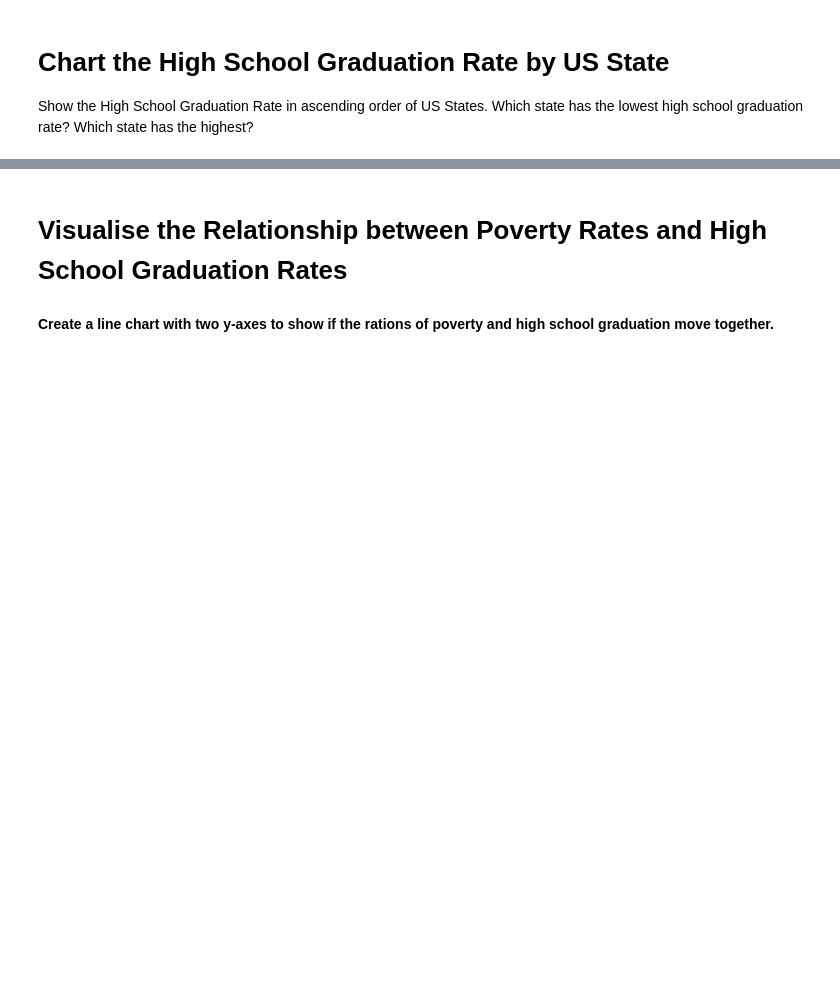
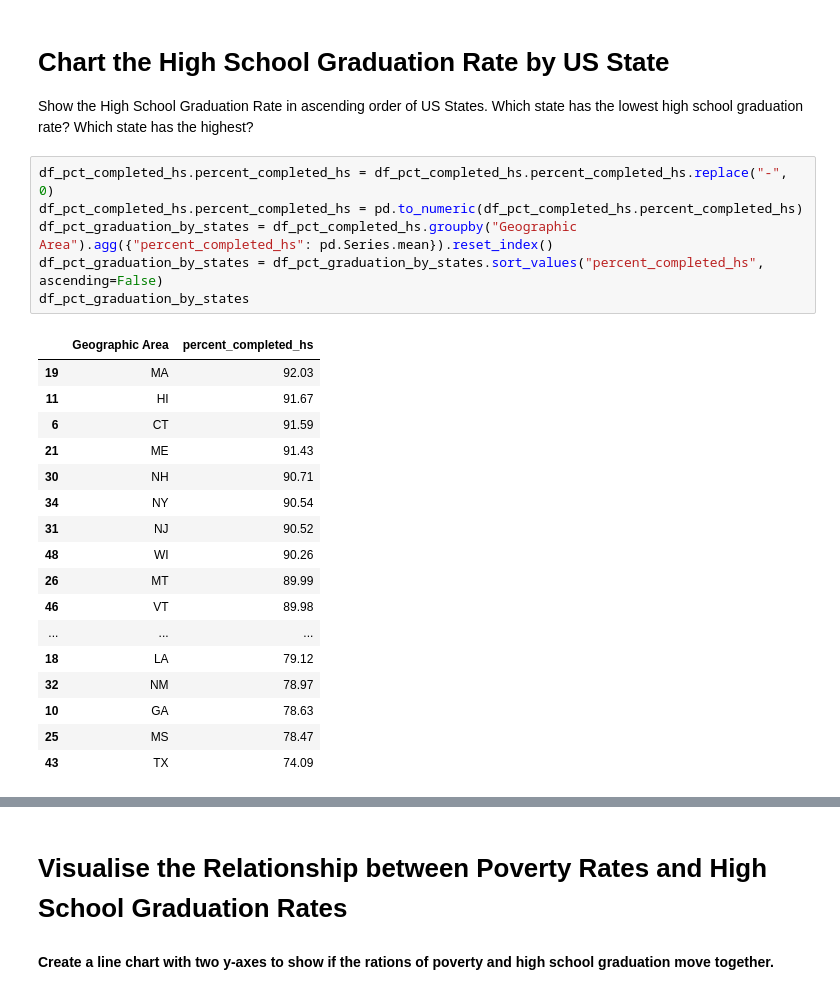
Before and after one commit to chgwyellow/Death-involving-Police-in-the-USA, a Jupyter notebook: Fatal_Force.ipynb, the cells around one changed output, grey strips where cells are left out. Saved outputs shown, nothing was run; the diff lists cells and outputs as text; blank space fills up the shorter version.

Commit message:
Completed the graduation rate bar chart.

```diff
--- a/Fatal_Force.ipynb
+++ b/Fatal_Force.ipynb
@@ -144,3 +144,27 @@ fig.show()
 # Chart the High School Graduation Rate by US State
 
 Show the High School Graduation Rate in ascending order of US States. Which state has the lowest high school graduation rate? Which state has the highest?
+# %%
+df_pct_completed_hs.percent_completed_hs = df_pct_completed_hs.percent_completed_hs.replace("-", 0)
+df_pct_completed_hs.percent_completed_hs = pd.to_numeric(df_pct_completed_hs.percent_completed_hs)
+df_pct_graduation_by_states = df_pct_completed_hs.groupby("Geographic Area").agg({"percent_completed_hs": pd.Series.mean}).reset_index()
+df_pct_graduation_by_states = df_pct_graduation_by_states.sort_values("percent_completed_hs", ascending=False)
+df_pct_graduation_by_states
+# %% [output]
+|  | Geographic Area | percent_completed_hs |
+| 19 | MA | 92.03 |
+| 11 | HI | 91.67 |
+| 6 | CT | 91.59 |
+| 21 | ME | 91.43 |
+| 30 | NH | 90.71 |
+| 34 | NY | 90.54 |
+| 31 | NJ | 90.52 |
+| 48 | WI | 90.26 |
+| 26 | MT | 89.99 |
+| 46 | VT | 89.98 |
+| ... | ... | ... |
+| 18 | LA | 79.12 |
+| 32 | NM | 78.97 |
+| 10 | GA | 78.63 |
+| 25 | MS | 78.47 |
+| 43 | TX | 74.09 |
```
Also changed, not shown: parts of 1 cell of this notebook.
